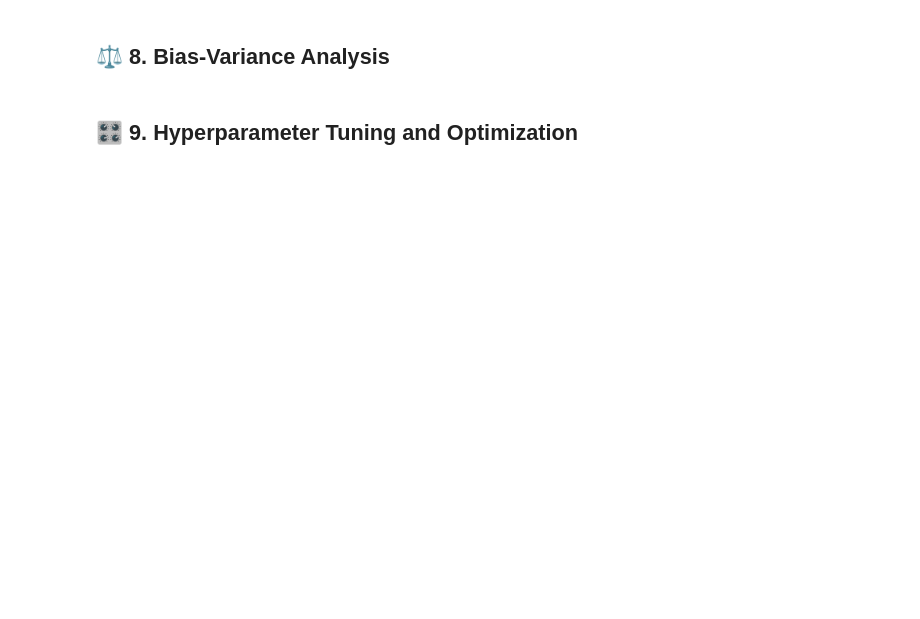
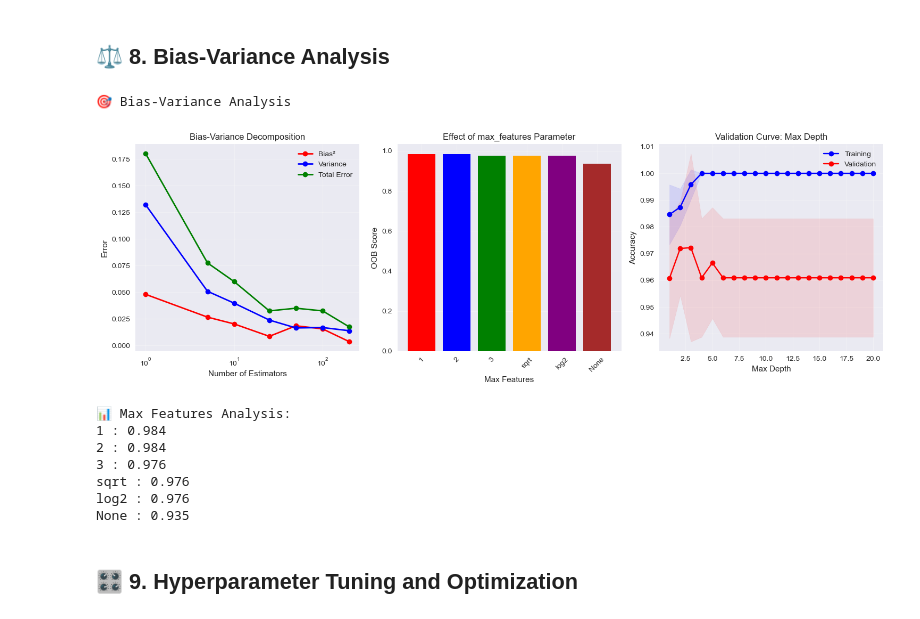
Before and after one commit to Abdelrhman941/4-ml-complete-guide, a Jupyter notebook: 02_Supervised_Learning/2-Tree-Based/02_Random_Forest/Random_Forest_Complete_Guide.ipynb, the cells around one changed output. Cells and saved outputs as stored; diff of their text form; code cells hidden in the pictures; blank space fills up the shorter version.

```diff
--- a/02_Supervised_Learning/2-Tree-Based/02_Random_Forest/Random_Forest_Complete_Guide.ipynb
+++ b/02_Supervised_Learning/2-Tree-Based/02_Random_Forest/Random_Forest_Complete_Guide.ipynb
@@ -539,10 +579,10 @@ print(f"Mean CV Score: {cv_scores.mean():.3f} (+/- {cv_scores.std() * 2:.3f})")
 print("🎯 Bias-Variance Analysis")
 
 n_estimators_range = [1, 5, 10, 25, 50, 100, 200]
-n_iterations = 20
-bias_values = []
-variance_values = []
-mse_values = []
+n_iterations       = 20
+bias_values        = []
+variance_values    = []
+mse_values         = []
 
 # Create a fixed test set
 X_fixed_test = X_test_wine[:20]  # Use smaller set for computation
@@ -600,60 +640,52 @@ plt.xscale('log')
 
 # Analyze effect of max_features
 max_features_options = [1, 2, 3, 'sqrt', 'log2', None]
-max_features_scores = []
+max_features_scores  = []
 
 for max_feat in max_features_options:
-    rf_temp = RandomForestClassifier(
-        n_estimators=100,
-        max_features=max_feat,
-        random_state=42,
-        oob_score=True
-    )
+    rf_temp = RandomForestClassifier(n_estimators=100, max_features=max_feat, random_state=42,oob_score=True)
     rf_temp.fit(X_train_wine, y_train_wine)
     max_features_scores.append(rf_temp.oob_score_)
 
 plt.subplot(1, 3, 2)
 plt.bar(range(len(max_features_options)), max_features_scores,
         color=['red', 'blue', 'green', 'orange', 'purple', 'brown'])
 plt.xlabel('Max Features')
 plt.ylabel('OOB Score')
 plt.title('Effect of max_features Parameter')
-plt.xticks(range(len(max_features_options)),
-          [str(x) for x in max_features_options], rotation=45)
+plt.xticks(range(len(max_features_options)), [str(x) for x in max_features_options], rotation=45)
 plt.grid(True, alpha=0.3)
 
 # Validation curve for max_depth
-train_scores_depth, test_scores_depth = validation_curve(
-    RandomForestClassifier(n_estimators=50, random_state=42),
-    X_wine, y_wine,
-    param_name='max_depth',
-    param_range=range(1, 21),
-    cv=5, scoring='accuracy'
-)
+train_scores_depth, test_scores_depth = validation_curve(RandomForestClassifier(n_estimators=50, random_state=42), X_wine, y_wine,param_name='max_depth', param_range=range(1, 21),cv=5, scoring='accuracy')
 
 plt.subplot(1, 3, 3)
 plt.plot(range(1, 21), train_scores_depth.mean(axis=1), 'o-', label='Training', color='blue')
 plt.plot(range(1, 21), test_scores_depth.mean(axis=1), 'o-', label='Validation', color='red')
-plt.fill_between(range(1, 21),
-                 train_scores_depth.mean(axis=1) - train_scores_depth.std(axis=1),
-                 train_scores_depth.mean(axis=1) + train_scores_depth.std(axis=1),
-                 alpha=0.1, color='blue')
-plt.fill_between(range(1, 21),
-                 test_scores_depth.mean(axis=1) - test_scores_depth.std(axis=1),
-                 test_scores_depth.mean(axis=1) + test_scores_depth.std(axis=1),
-                 alpha=0.1, color='red')
+plt.fill_between(range(1, 21), train_scores_depth.mean(axis=1) - train_scores_depth.std(axis=1),train_scores_depth.mean(axis=1) + train_scores_depth.std(axis=1),alpha=0.1, color='blue')
+plt.fill_between(range(1, 21), test_scores_depth.mean(axis=1) - test_scores_depth.std(axis=1),test_scores_depth.mean(axis=1) + test_scores_depth.std(axis=1),alpha=0.1, color='red')
 plt.xlabel('Max Depth')
 plt.ylabel('Accuracy')
 plt.title('Validation Curve: Max Depth')
 plt.legend()
 plt.grid(True, alpha=0.3)
 
 plt.tight_layout()
 plt.show()
 
 print("📊 Max Features Analysis:")
 for i, (feat, score) in enumerate(zip(max_features_options, max_features_scores)):
-    print(f"{feat}: {score:.3f}")
+    print(f"{feat} : {score:.3f}")
+# %% [output]
+🎯 Bias-Variance Analysis
+[figure, added]
+📊 Max Features Analysis:
+1 : 0.984
+2 : 0.984
+3 : 0.976
+sqrt : 0.976
+log2 : 0.976
+None : 0.935
 # %% [markdown]
 ## **🎛️ 9. Hyperparameter Tuning and Optimization**
 # %%
```
Also changed, not shown: parts of 11 cells of this notebook.
